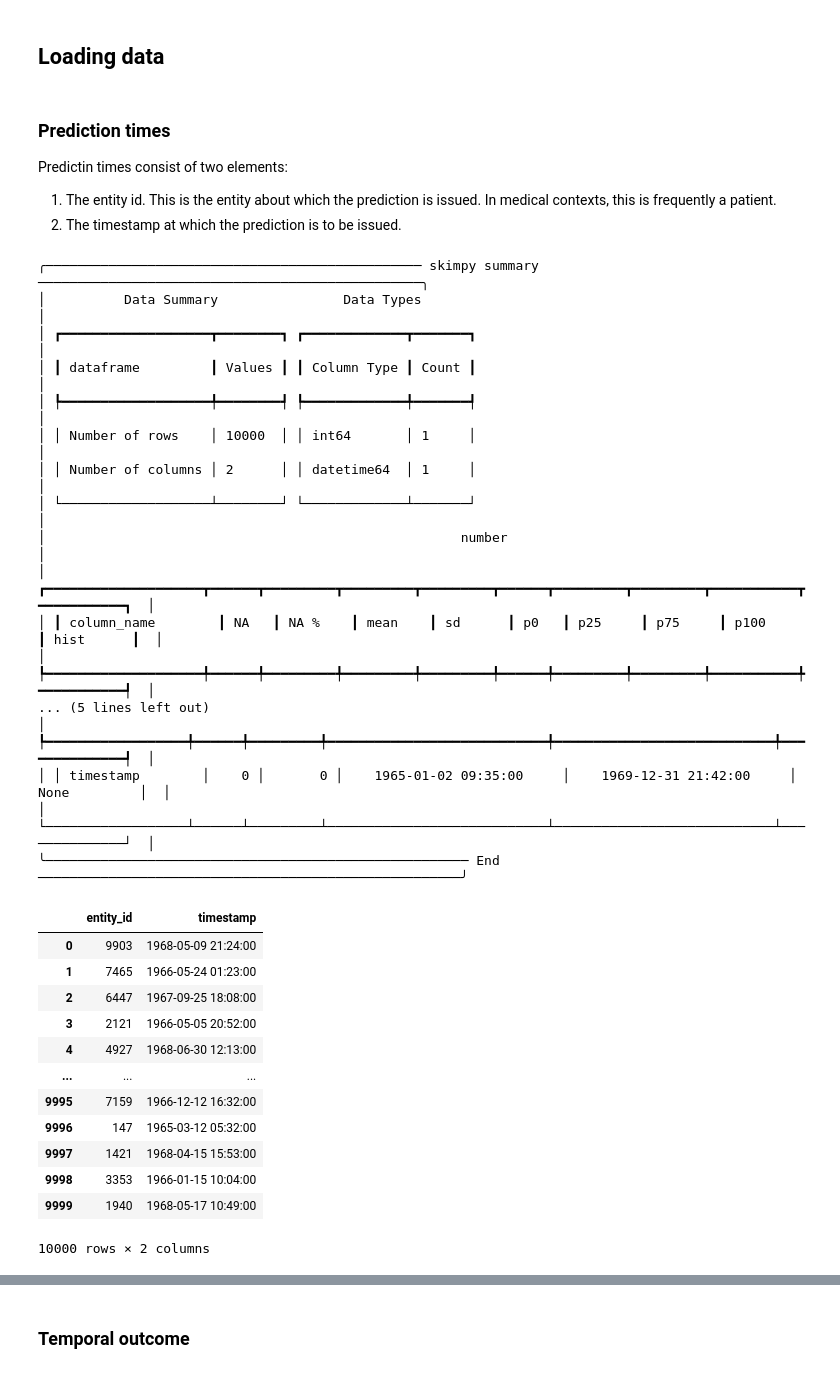
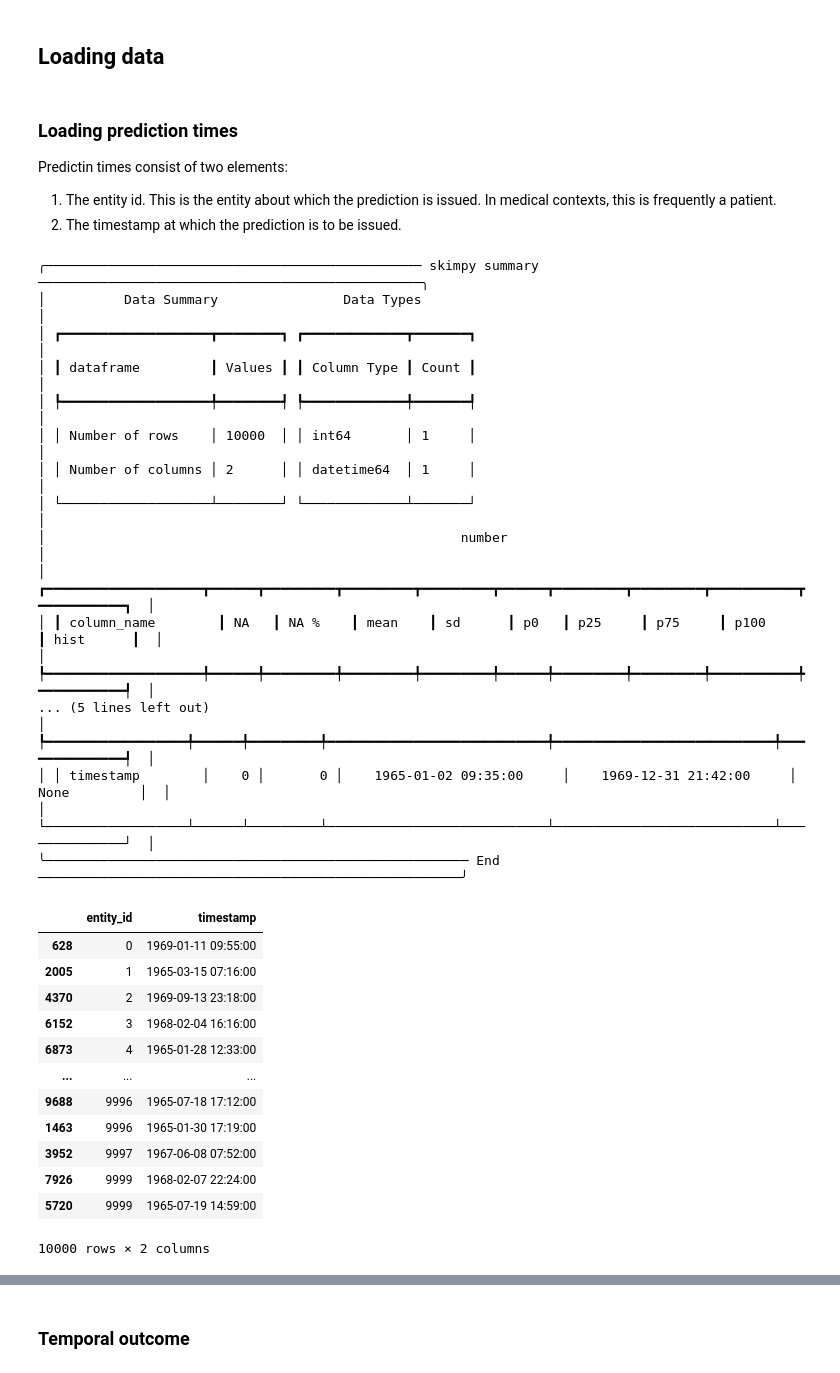
Before and after one commit to Aarhus-Psychiatry-Research/timeseriesflattener, a Jupyter notebook: docs/tutorials/01_basic.ipynb, the cells around one changed output, grey strips where cells are left out. Cells and saved outputs as stored; diff of their text form; code cells hidden in the pictures.

```diff
--- a/docs/tutorials/01_basic.ipynb
+++ b/docs/tutorials/01_basic.ipynb
@@ -16,46 +17,46 @@ First, we'll load the timestamps for every time we want to issue a prediction:
 # %% [markdown]
 ## Loading data
 # %% [markdown]
-### Prediction times
+### Loading prediction times
 Predictin times consist of two elements:
 1. The entity id. This is the entity about which the prediction is issued. In medical contexts, this is frequently a patient.
 2. The timestamp at which the prediction is to be issued.
 # %%
 from skimpy import skim
 from timeseriesflattener.testing.load_synth_data import load_synth_prediction_times
 
 df_prediction_times = load_synth_prediction_times()
 
 skim(df_prediction_times)
-df_prediction_times
+df_prediction_times.sort_values(by=["entity_id"])
 # %% [output]
 ╭──────────────────────────────────────────────── skimpy summary ─────────────────────────────────────────────────╮
 │          Data Summary                Data Types                                                                 │
 │ ┏━━━━━━━━━━━━━━━━━━━┳━━━━━━━━┓ ┏━━━━━━━━━━━━━┳━━━━━━━┓                                                          │
 │ ┃ dataframe         ┃ Values ┃ ┃ Column Type ┃ Count ┃                                                          │
 │ ┡━━━━━━━━━━━━━━━━━━━╇━━━━━━━━┩ ┡━━━━━━━━━━━━━╇━━━━━━━┩                                                          │
 │ │ Number of rows    │ 10000  │ │ int64       │ 1     │                                                          │
 │ │ Number of columns │ 2      │ │ datetime64  │ 1     │                                                          │
 │ └───────────────────┴────────┘ └─────────────┴───────┘                                                          │
 │                                                     number                                                      │
 │ ┏━━━━━━━━━━━━━━━━━━━━┳━━━━━━┳━━━━━━━━━┳━━━━━━━━━┳━━━━━━━━━┳━━━━━━┳━━━━━━━━━┳━━━━━━━━━┳━━━━━━━━━━━┳━━━━━━━━━━━┓  │
 │ ┃ column_name        ┃ NA   ┃ NA %    ┃ mean    ┃ sd      ┃ p0   ┃ p25     ┃ p75     ┃ p100      ┃ hist      ┃  │
 │ ┡━━━━━━━━━━━━━━━━━━━━╇━━━━━━╇━━━━━━━━━╇━━━━━━━━━╇━━━━━━━━━╇━━━━━━╇━━━━━━━━━╇━━━━━━━━━╇━━━━━━━━━━━╇━━━━━━━━━━━┩  │
 ... (5 lines left out)
 │ ┡━━━━━━━━━━━━━━━━━━╇━━━━━━╇━━━━━━━━━╇━━━━━━━━━━━━━━━━━━━━━━━━━━━━╇━━━━━━━━━━━━━━━━━━━━━━━━━━━━╇━━━━━━━━━━━━━━┩  │
 │ │ timestamp        │    0 │       0 │    1965-01-02 09:35:00     │    1969-12-31 21:42:00     │ None         │  │
 │ └──────────────────┴──────┴─────────┴────────────────────────────┴────────────────────────────┴──────────────┘  │
 ╰────────────────────────────────────────────────────── End ──────────────────────────────────────────────────────╯
 |  | entity_id | timestamp |
-| 0 | 9903 | 1968-05-09 21:24:00 |
-| 1 | 7465 | 1966-05-24 01:23:00 |
-| 2 | 6447 | 1967-09-25 18:08:00 |
-| 3 | 2121 | 1966-05-05 20:52:00 |
-| 4 | 4927 | 1968-06-30 12:13:00 |
+| 628 | 0 | 1969-01-11 09:55:00 |
+| 2005 | 1 | 1965-03-15 07:16:00 |
+| 4370 | 2 | 1969-09-13 23:18:00 |
+| 6152 | 3 | 1968-02-04 16:16:00 |
+| 6873 | 4 | 1965-01-28 12:33:00 |
 | ... | ... | ... |
-| 9995 | 7159 | 1966-12-12 16:32:00 |
-| 9996 | 147 | 1965-03-12 05:32:00 |
-| 9997 | 1421 | 1968-04-15 15:53:00 |
-| 9998 | 3353 | 1966-01-15 10:04:00 |
-| 9999 | 1940 | 1968-05-17 10:49:00 |
+| 9688 | 9996 | 1965-07-18 17:12:00 |
+| 1463 | 9996 | 1965-01-30 17:19:00 |
+| 3952 | 9997 | 1967-06-08 07:52:00 |
+| 7926 | 9999 | 1968-02-07 22:24:00 |
+| 5720 | 9999 | 1965-07-19 14:59:00 |
 10000 rows × 2 columns
```
Also changed, not shown: parts of 11 cells of this notebook.
